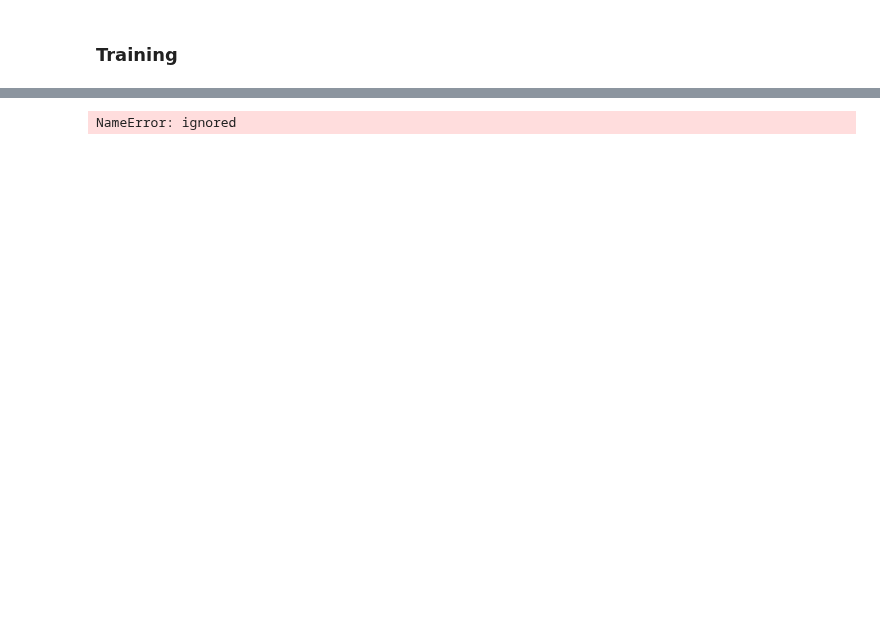
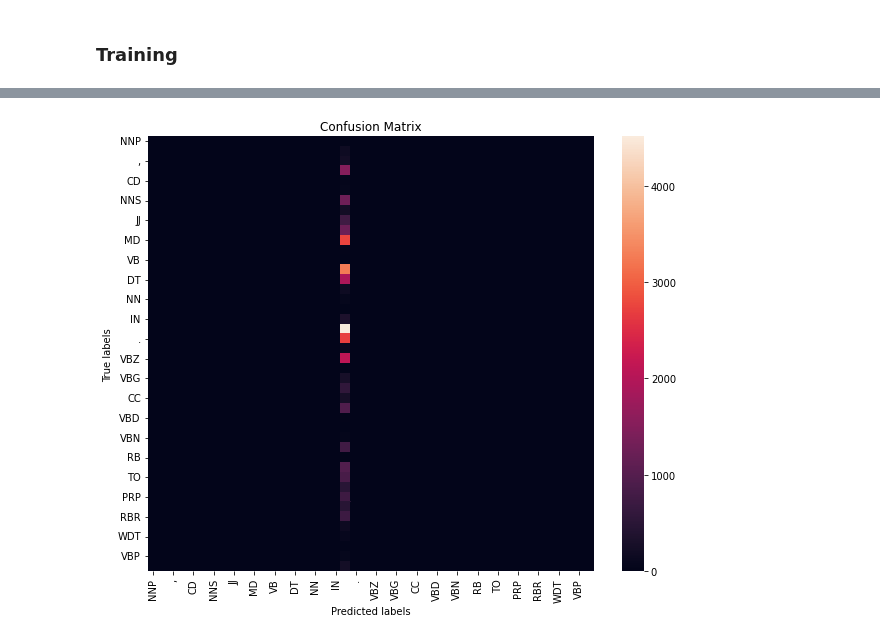
Before and after one commit to younik/pos-tagging, a Jupyter notebook: word-tagging/Assignment_1.ipynb, the cells around one changed output, grey strips where cells are left out. Saved outputs shown, nothing was run; the diff lists cells and outputs as text; code cells hidden in the pictures; blank space fills up the shorter version.

```diff
--- a/word-tagging/Assignment_1.ipynb
+++ b/word-tagging/Assignment_1.ipynb
@@ -452,7 +427,7 @@ y_pred = model.prediction(val_loader)
 # Weights for the loss
 loss_weight = torch.Tensor((1/(train_counts)).values).flatten()
 
-loss = nn.CrossEntropyLoss(weight=loss_weight, reduction='sum', ignore_index=-1)
+loss = nn.CrossEntropyLoss(weight=loss_weight, reduction='mean', ignore_index=-1)
 loss.to(device)
 
 optimizer = optim.Adam(model.parameters())
@@ -527 +489,3 @@ print(f'\n Best model at epoch {np.argmin(val_acc) + 1}')
+# %%
+training_loop(model, dataloader, val_loader, N_EPOCHS, optimization, PATH, False, PATH, writer)
 # %% [markdown]
@@ -534,16 +541,17 @@ y_pred = model.prediction(val_loader)
 # %%
 cm = confusion_matrix(y_true_encoded.cpu(), y_pred.cpu())
-plt.rcParams["figure.figsize"] = (15, 15)
+
+plt.rcParams["figure.figsize"] = (10, 8)
 ax= plt.subplot()
 sns.heatmap(cm)
 
 # labels, title and ticks
 ax.set_xlabel('Predicted labels');
 ax.set_ylabel('True labels');
 ax.set_title('Confusion Matrix');
 ax.xaxis.set_ticklabels(labels.flatten());
 plt.xticks(rotation=90);
 ax.yaxis.set_ticklabels(labels.flatten());
 plt.yticks(rotation=0);
 # %% [output]
-NameError: ignored
+[figure, added]
```
Also changed, not shown: parts of 13 cells of this notebook.
